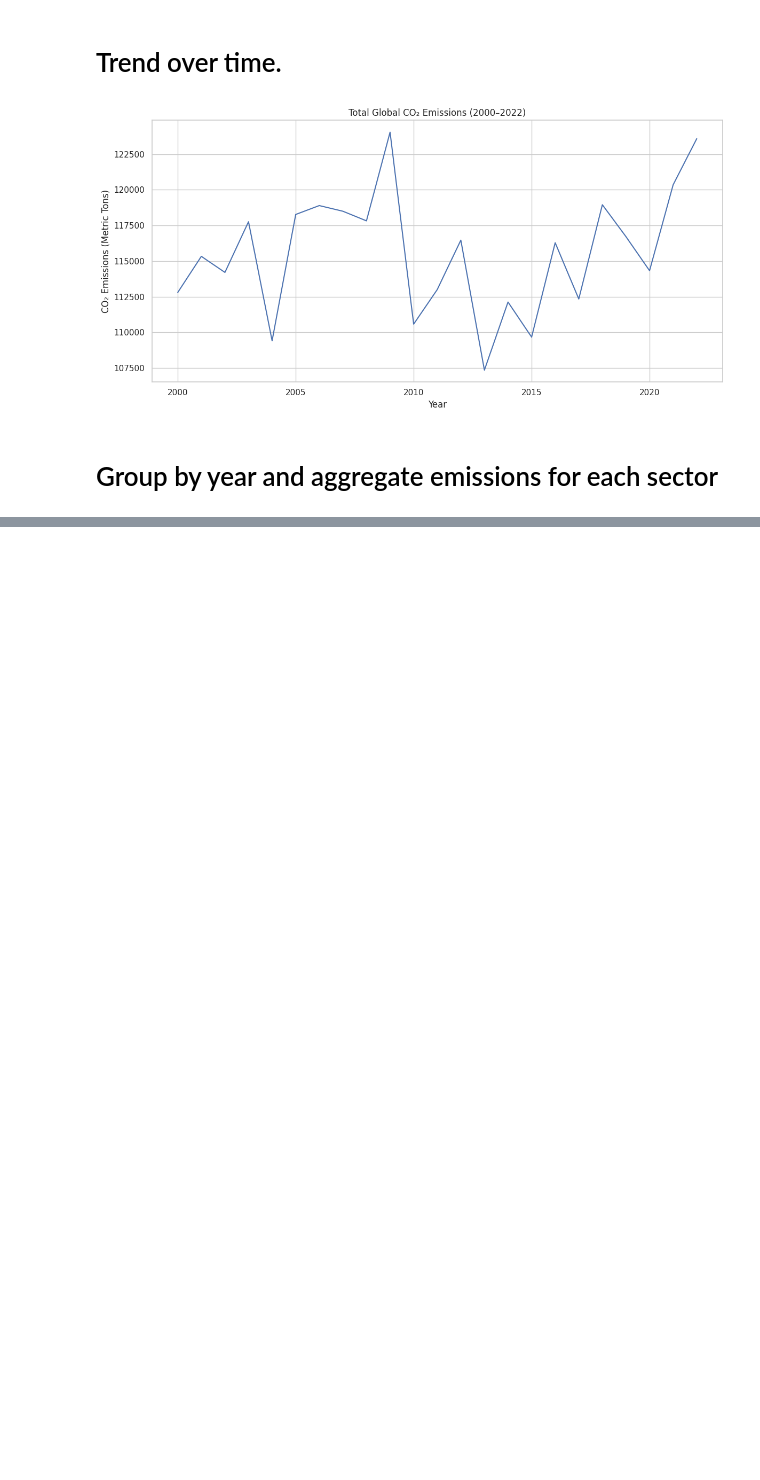
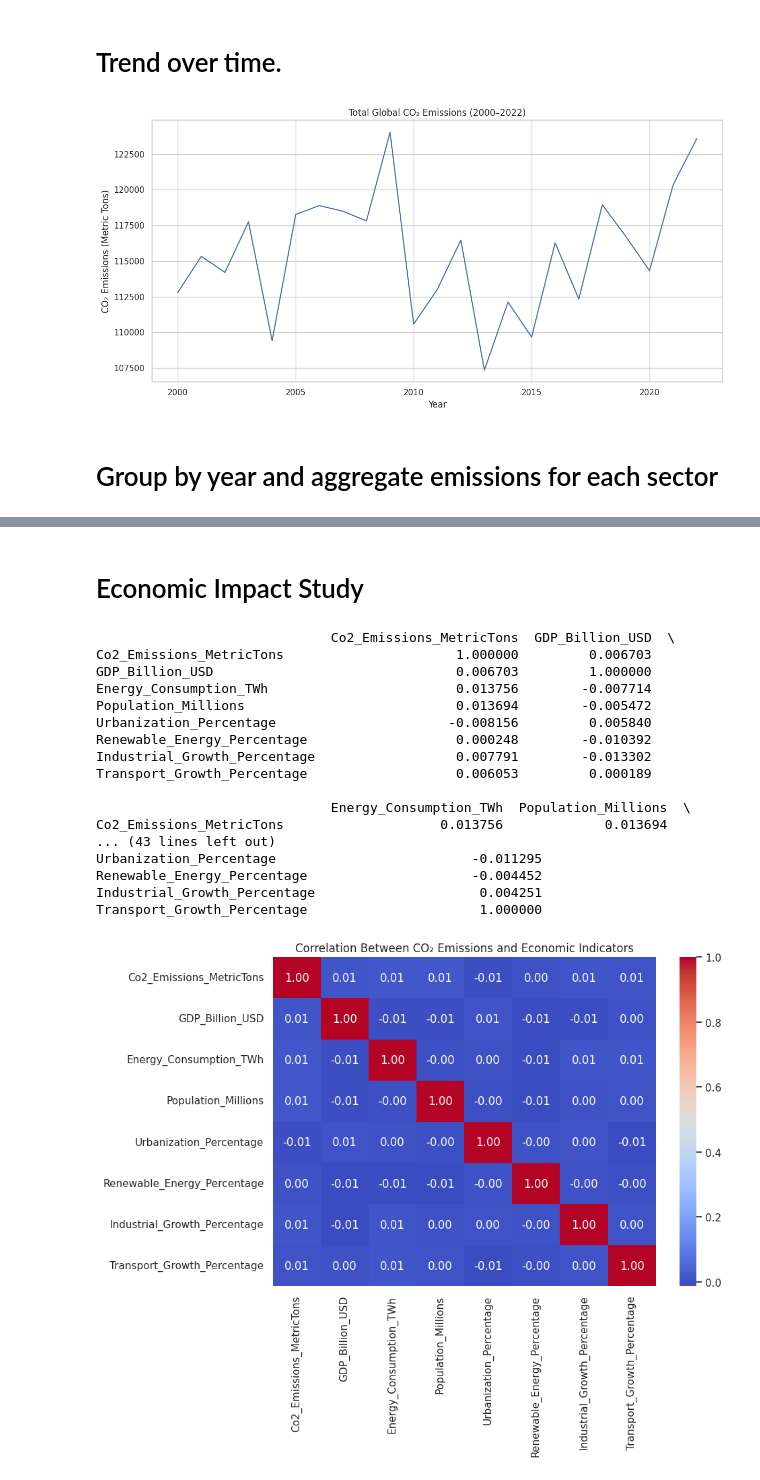
Before and after one commit to nmawulorm/iot-encryption-optimization, a Jupyter notebook: zulaiha/machine-learning.ipynb, the cells around one changed output, grey strips where cells are left out. Cells and saved outputs as stored; diff of their text form; code cells hidden in the pictures; blank space fills up the shorter version.

```diff
--- a/zulaiha/machine-learning.ipynb
+++ b/zulaiha/machine-learning.ipynb
@@ -138,0 +149,46 @@ plt.show()
+# %% [markdown]
+# Economic Impact Study
+# %%
+# Select relevant numerical columns
+economic_vars = df[[
+    'Co2_Emissions_MetricTons',
+    'GDP_Billion_USD',
+    'Energy_Consumption_TWh',
+    'Population_Millions',
+    'Urbanization_Percentage',
+    'Renewable_Energy_Percentage',
+    'Industrial_Growth_Percentage',
+    'Transport_Growth_Percentage'
+]]
+
+# Compute correlation matrix
+corr_matrix = economic_vars.corr()
+
+# Plot heatmap
+plt.figure(figsize=(10, 8))
+sns.heatmap(corr_matrix, annot=True, cmap='coolwarm', fmt=".2f")
+plt.title("Correlation Between CO₂ Emissions and Economic Indicators")
+plt.tight_layout()
+# View the correlation matrix
+print(corr_matrix)
+
+plt.show()
+# %% [output]
+                              Co2_Emissions_MetricTons  GDP_Billion_USD  \
+Co2_Emissions_MetricTons                      1.000000         0.006703
+GDP_Billion_USD                               0.006703         1.000000
+Energy_Consumption_TWh                        0.013756        -0.007714
+Population_Millions                           0.013694        -0.005472
+Urbanization_Percentage                      -0.008156         0.005840
+Renewable_Energy_Percentage                   0.000248        -0.010392
+Industrial_Growth_Percentage                  0.007791        -0.013302
+Transport_Growth_Percentage                   0.006053         0.000189
+
+                              Energy_Consumption_TWh  Population_Millions  \
+Co2_Emissions_MetricTons                    0.013756             0.013694
+... (43 lines left out)
+Urbanization_Percentage                         -0.011295
+Renewable_Energy_Percentage                     -0.004452
+Industrial_Growth_Percentage                     0.004251
+Transport_Growth_Percentage                      1.000000
+[figure, added]
```
Also changed, not shown: parts of 10 cells of this notebook.
